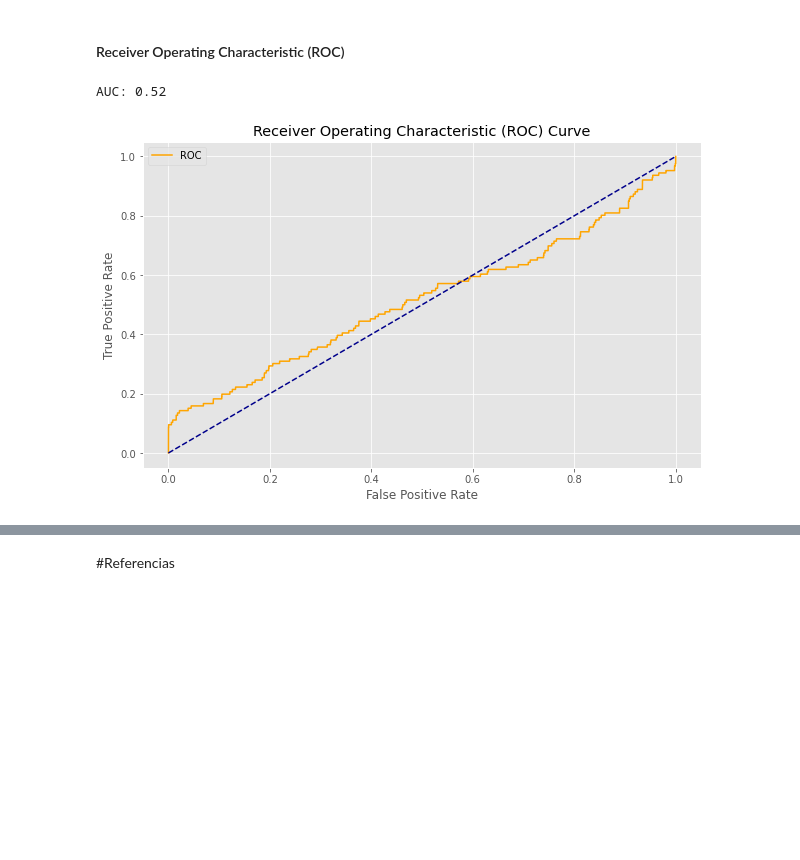
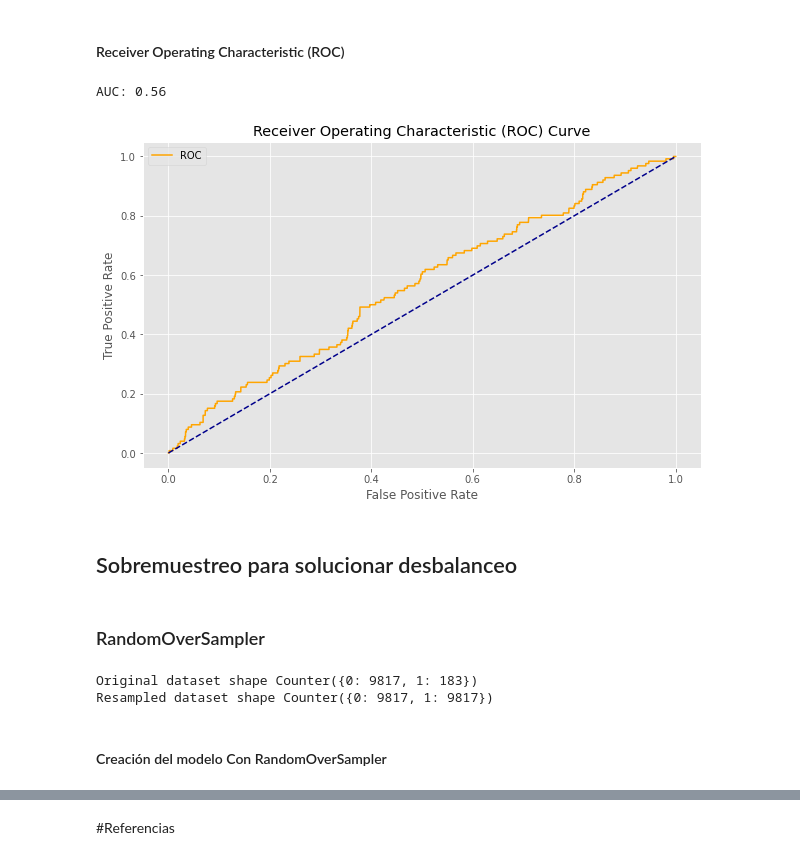
Before and after one commit to mariaimr/Monografia-UdeA, a Jupyter notebook: Monografia_Credit_Card_Approval_Prediction.ipynb, the cells around one changed output, grey strips where cells are left out. Saved outputs shown, nothing was run; the diff lists cells and outputs as text; code cells hidden in the pictures; blank space fills up the shorter version.

```diff
--- a/Monografia_Credit_Card_Approval_Prediction.ipynb
+++ b/Monografia_Credit_Card_Approval_Prediction.ipynb
@@ -864,6 +858,6 @@ banco_clientes_ROS
 # %%
 n = 10000
-muestra_banco = banco_clientes_ROS.sample(n=n,random_state=1234)
+muestra_banco = banco_clientes_desbalanceo.sample(n=n,random_state=1234)
 muestra_banco.info()
 # %% [output]
 <class 'pandas.core.frame.DataFrame'>
@@ -966,6 +956,8 @@ Best Parameters :  {'C': 100, 'class_weight': None, 'multi_class': 'multinomial'
+# %%
+best_params_reg_log = {'C': 0.001, 'class_weight': None, 'multi_class': 'ovr', 'solver': 'liblinear'}
 # %%
-X = banco_clientes_ROS[banco_columns]
-y = banco_clientes_ROS['RESULTADO']
+X = banco_clientes_desbalanceo[banco_columns]
+y = banco_clientes_desbalanceo['RESULTADO']
 # %%
 #Datos de entrenamiento y de prueba base de datos completa
 X_train, X_test, y_train, y_test = train_test_split(
@@ -1041,20 +1033,24 @@ weighted avg       0.98      0.98      0.98      6928
 #Convertir y_test NO_APTO y APTO en 1 y 0
 
 e_dataframe = pd.DataFrame(y_test)
-e_dataframe.replace('BAD',1, inplace=True)
-e_dataframe.replace('GOOD', 0,inplace=True)
+e_dataframe.replace('NO_APTO',1, inplace=True)
+e_dataframe.replace('APTO', 0,inplace=True)
 arr = e_dataframe.to_numpy()
 # %%
 fig = plt.figure(figsize=(10,6))
 
 
 probs = model_reg_logistica.predict_proba(X_test)
 probs = probs[:, 1]
-auc = roc_auc_score(arr, probs*(-1))
+auc = roc_auc_score(arr, probs*(1))
 
 print('AUC: %.2f' % auc)
-fpr, tpr, thresholds = roc_curve(arr, probs*(-1))
+fpr, tpr, thresholds = roc_curve(arr, probs*(1))
 plot_roc_curve(fpr, tpr)
 # %% [output]
-AUC: 0.52
+AUC: 0.56
-[figure, old version]
+[figure, new version]
+# %% [markdown]
+## Sobremuestreo para solucionar desbalanceo
+# %% [markdown]
+### RandomOverSampler
@@ -1060,0 +1064,10 @@ AUC: 0.52
+# %%
+sm = RandomOverSampler( random_state=42)
+X_res, y_res = sm.fit_resample(X, y)
+print('Original dataset shape %s' % Counter(y))
+print('Resampled dataset shape %s' % Counter(y_res))
+# %% [output]
+Original dataset shape Counter({0: 9817, 1: 183})
+Resampled dataset shape Counter({0: 9817, 1: 9817})
+# %% [markdown]
+#### Creación del modelo Con RandomOverSampler
```
Also changed, not shown: parts of 128 cells of this notebook.
